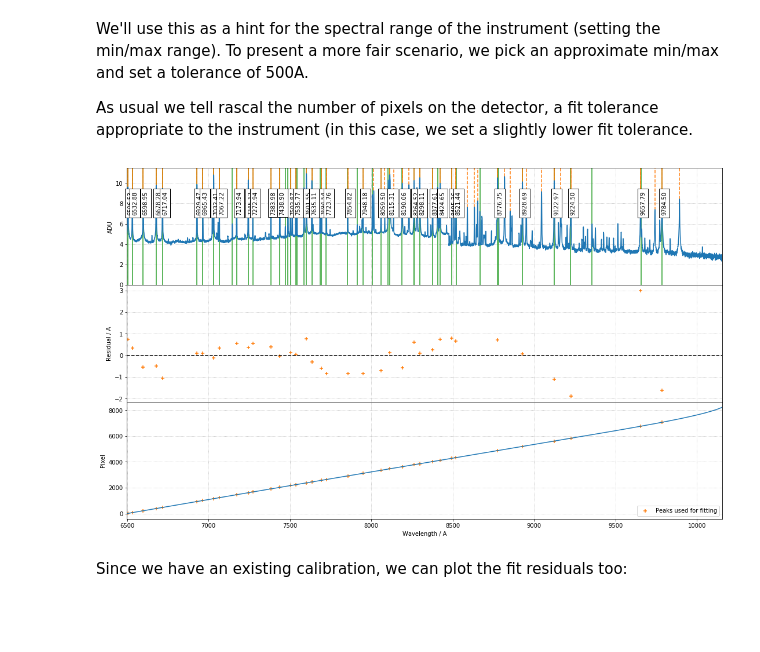
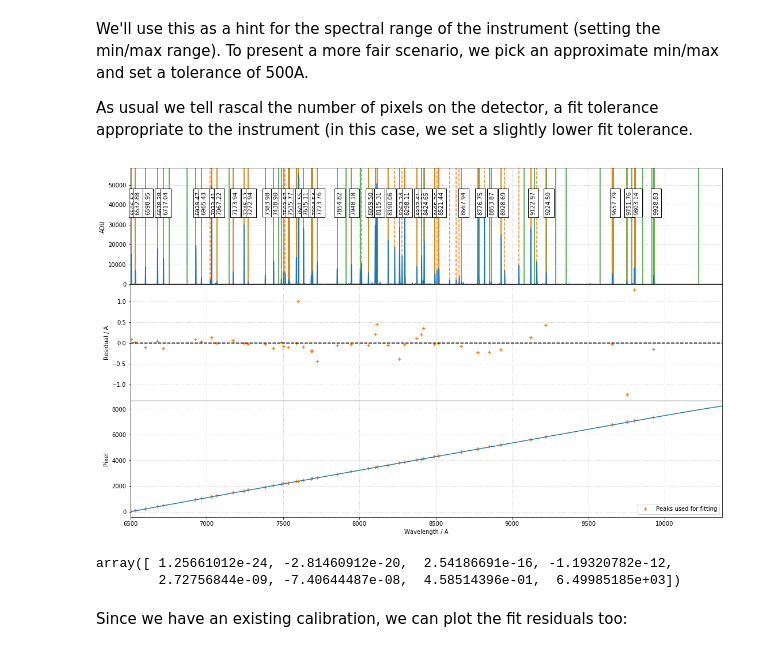
Before and after one commit to jveitchmichaelis/rascal, a Jupyter notebook: examples/Keck DEIMOS 830G.ipynb, the cells around one changed output. Drawn from its saved outputs; the diff is of its cells as text; code cells hidden in the pictures; blank space fills up the shorter version.

```diff
--- a/examples/Keck DEIMOS 830G.ipynb
+++ b/examples/Keck DEIMOS 830G.ipynb
@@ -26,15 +22,17 @@ resampled_flux = resample(spectrum['flux']-spectrum['flux'].min(), len(spectrum[
 # %%
-peaks, _ = find_peaks(resampled_flux, prominence=1000, distance=150)
+flux = spectrum['flux']
 
-peaks = peaks / 4.0
+peaks, _ = find_peaks(flux, prominence=1000, distance=20)
+refined_peaks = refine_peaks(flux, peaks, window_width=3)
 
-intensity_range = max(spectrum['flux']) - min(spectrum['flux'])
+intensity_range = max(flux) - min(flux)
 fig = plt.figure(figsize=(16,8))
 ax = fig.add_subplot("110")
-ax.plot(spectrum['flux'])
-ax.vlines(peaks,
-          spectrum['flux'][peaks.astype('int')]+0.05*intensity_range,
-          max(spectrum['flux'])+0.05*intensity_range,
+ax.plot(flux)
+
+ax.vlines(refined_peaks,
+          0,
+          max(flux)+0.05*intensity_range,
           linestyle='dashed',
           alpha=0.4,
           color='red')
@@ -55,18 +53,23 @@ We'll use this as a hint for the spectral range of the instrument (setting the m
 
 As usual we tell rascal the number of pixels on the detector, a fit tolerance appropriate to the instrument (in this case, we set a slightly lower fit tolerance.
 # %%
-c = Calibrator(peaks, elements = ["Ne", "Ar", "Kr"],
+c = Calibrator(refined_peaks, elements = ["Ne", "Ar", "Kr"],
                       min_wavelength=6500,
-                      max_wavelength=10300)
+                      max_wavelength=10400)
 
-c.set_fit_constraints(n_pix=len(spectrum), range_tolerance=200, fit_tolerance=10, polydeg=6)
+c.set_fit_constraints(n_pix=len(spectrum), range_tolerance=100, fit_tolerance=10, polydeg=5)
 
 best_p = c.fit(max_tries=5000)
 # %%
-#best_p, x_fit, y_fit = c.match_peaks_to_atlas(best_p, polydeg=6, tolerance=5)
-c.plot_fit(spectrum['flux'], best_p, plot_atlas=True)
+best_p, x_fit, y_fit = c.match_peaks_to_atlas(best_p, polydeg=7, tolerance=3)
+c.plot_fit(flux, best_p, plot_atlas=True, log_spectrum=False,tolerance=3)
 # %% [output]
-[figure, old version]
+[figure, new version]
+# %%
+best_p
+# %% [output]
+array([ 1.25661012e-24, -2.81460912e-20,  2.54186691e-16, -1.19320782e-12,
+        2.72756844e-09, -7.40644487e-08,  4.58514396e-01,  6.49985185e+03])
 # %% [markdown]
 Since we have an existing calibration, we can plot the fit residuals too:
 # %%
```
Also changed, not shown: parts of 13 cells of this notebook.
